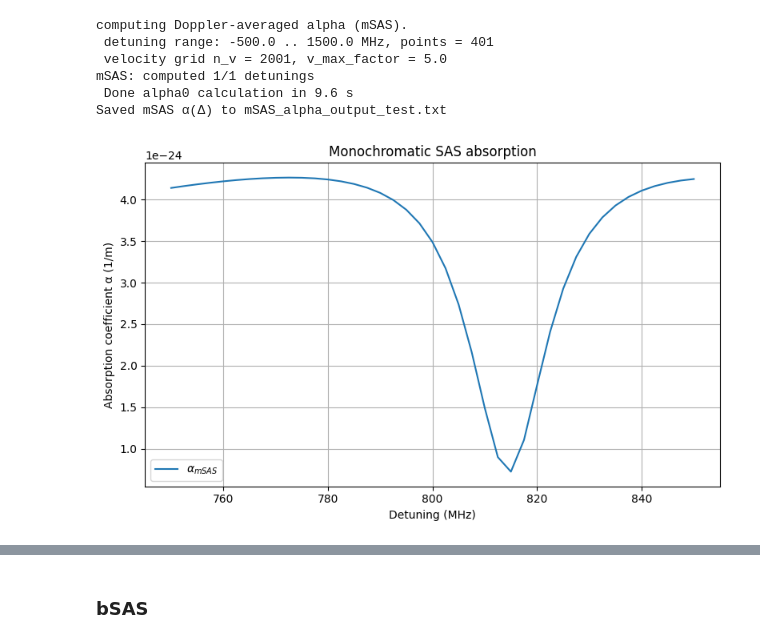
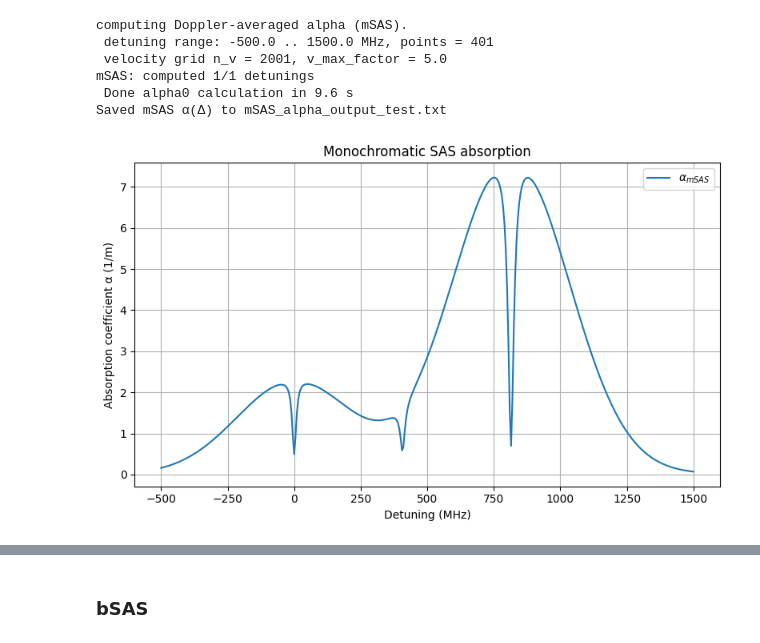
Before and after one commit to JonathanSugijanto/Bi-SAS-for-Optical-Clock, a Jupyter notebook: numeric.ipynb, the cells around one changed output, grey strips where cells are left out. Drawn from its saved outputs; the diff is of its cells as text; code cells hidden in the pictures.

```diff
--- a/numeric.ipynb
+++ b/numeric.ipynb
@@ -998,21 +999,21 @@ mSAS: computed 1/1 detunings
  Done alpha0 calculation in 9.6 s
 Saved mSAS α(Δ) to mSAS_alpha_output_test.txt
 # %%
-# filename = "mSAS_alpha_output.txt"
+filename = "mSAS_alpha_output.txt"
 
-# data = np.loadtxt(filename, skiprows=1)   # skip header line
+data = np.loadtxt(filename, skiprows=1)   # skip header line
 
-# delta_array_MHz = data[:, 0]
-# alpha_array = data[:, 1]
+delta_array_MHz = data[:, 0]
+alpha_array = data[:, 1]
 
 plt.figure(figsize=(8,5))
 plt.plot(delta_array_MHz, alpha_array, label=r'$\alpha_{mSAS}$')
 plt.xlabel('Detuning (MHz)')
 plt.ylabel('Absorption coefficient α (1/m)')
 plt.title('Monochromatic SAS absorption')
 plt.grid(True)
 plt.legend()
 plt.tight_layout()
 plt.show()
 # %% [output]
-[figure, old version]
+[figure, new version]
```
Also changed, not shown: parts of 4 cells of this notebook, 1 other file.
